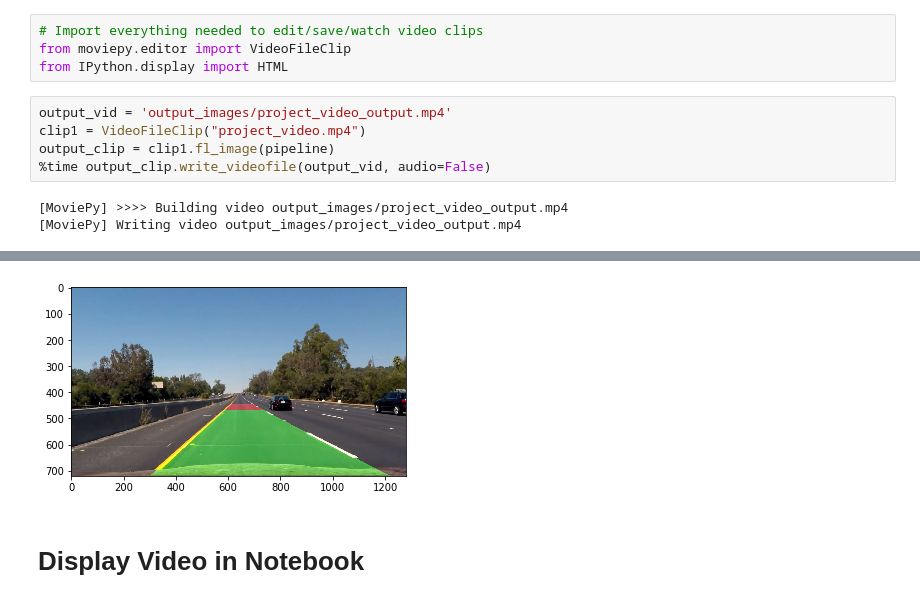
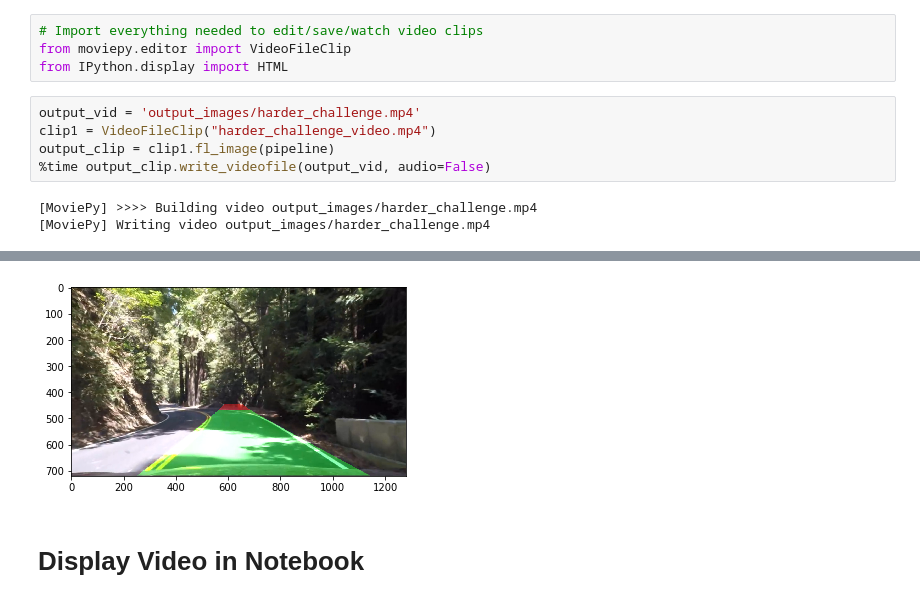
Before and after one commit to hackattendant/Lane-Detection-Python, a Jupyter notebook: Advanced-Lane-Lines.ipynb, the cells around one changed output, grey strips where cells are left out. Drawn from its saved outputs; the diff is of its cells as text.

Commit message:
created output videos for all test videos

```diff
--- a/Advanced-Lane-Lines.ipynb
+++ b/Advanced-Lane-Lines.ipynb
@@ -874,11 +874,11 @@ plt.imshow(test)
 from moviepy.editor import VideoFileClip
 from IPython.display import HTML
 # %%
-output_vid = 'output_images/project_video_output.mp4'
-clip1 = VideoFileClip("project_video.mp4")
+output_vid = 'output_images/harder_challenge.mp4'
+clip1 = VideoFileClip("harder_challenge_video.mp4")
 output_clip = clip1.fl_image(pipeline)
 %time output_clip.write_videofile(output_vid, audio=False)
 # %% [output]
-[MoviePy] >>>> Building video output_images/project_video_output.mp4
-[MoviePy] Writing video output_images/project_video_output.mp4
+[MoviePy] >>>> Building video output_images/harder_challenge.mp4
+[MoviePy] Writing video output_images/harder_challenge.mp4
 [MoviePy] Done.
@@ -888,4 +888,4 @@ Wall time: 20min 18s
-[figure, old version]
+[figure, new version]
 # %% [markdown]
 # Display Video in Notebook
 # %%
```
Also changed, not shown: parts of 2 cells of this notebook, 3 other files.
